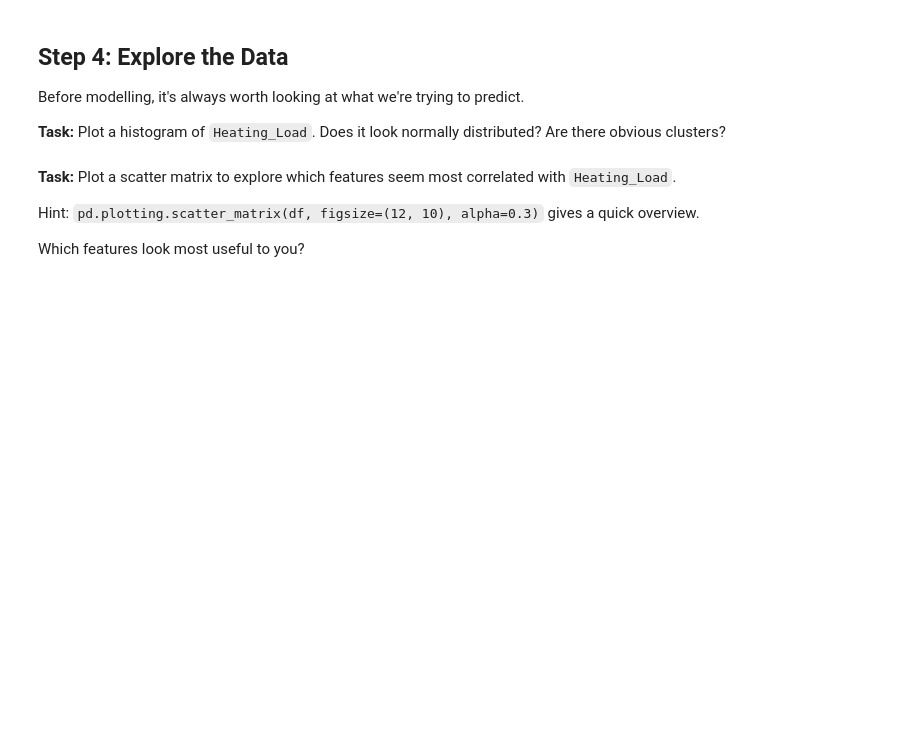
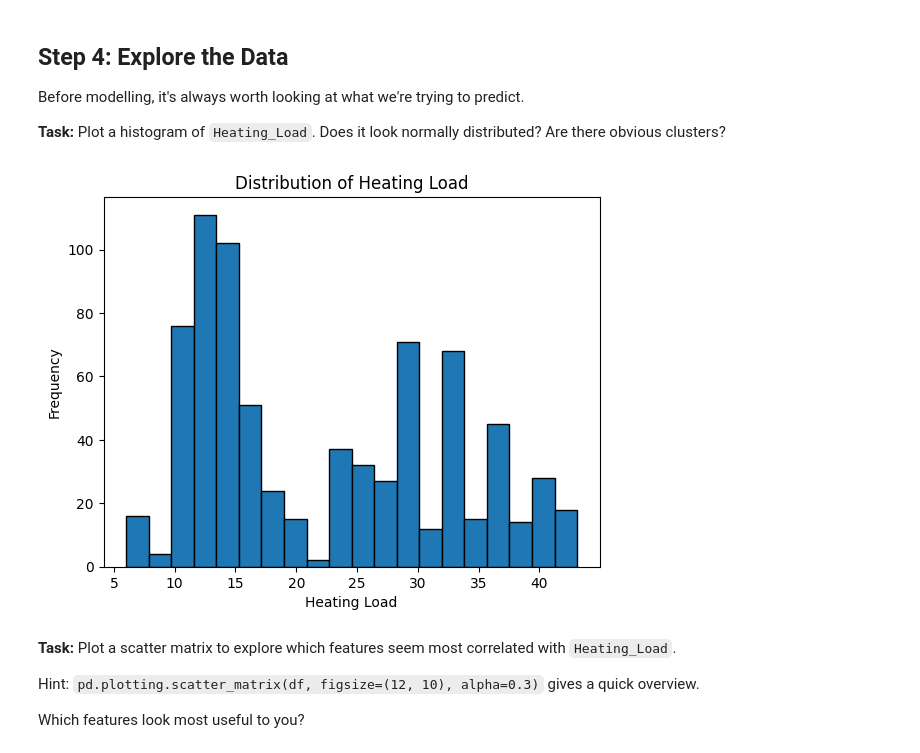
Before and after one commit to ArielCNunes/ML_Labs, a Jupyter notebook: lab-8/Energy_Efficiency_NN_Exercise.ipynb, the cells around one changed output. Saved outputs shown, nothing was run; the diff lists cells and outputs as text; code cells hidden in the pictures; blank space fills up the shorter version.

```diff
--- a/lab-8/Energy_Efficiency_NN_Exercise.ipynb
+++ b/lab-8/Energy_Efficiency_NN_Exercise.ipynb
@@ -49,4 +59,11 @@ The dataset is provided as a CSV file alongside this notebook.
 
 Then call `df.head()` and `df.shape` to get a feel for it.
 # %%
-# your code here
+# Load the dataset
+df = pd.read_csv('ENB2012_data.csv')
+
+# Shape
+print('Dataset shape:', df.shape)
+
+# Display the first few rows of the dataset
+df.head()
@@ -69,4 +101,16 @@ df.head()
 # %%
 # Check for missing values and explore the data
+print('Missing values:')
+print(df.isnull().sum())
 
-# your code here
+# Stats
+print('\nDataset description:')
+print(df.describe())
+
+# How many buildings
+print('\nNumber of buildings:', df.shape[0])
+
+df = df.dropna()
+
+print('\nMissing values after dropping nulls:')
+print(df.isnull().sum())
@@ -78,8 +140,13 @@ Before modelling, it's always worth looking at what we're trying to predict.
 **Task:** Plot a histogram of `Heating_Load`. Does it look normally distributed? Are there obvious clusters?
 # %%
 # Plot a histogram of Heating_Load
-
-# your code here
+plt.hist(df['Heating_Load'], bins=20, edgecolor='k')
+plt.title('Distribution of Heating Load')
+plt.xlabel('Heating Load')
+plt.ylabel('Frequency')
+plt.show()
+# %% [output]
+[figure, added]
 # %% [markdown]
 **Task:** Plot a scatter matrix to explore which features seem most correlated with `Heating_Load`.
 
```
Also changed, not shown: parts of 19 cells of this notebook, 9 other files.
